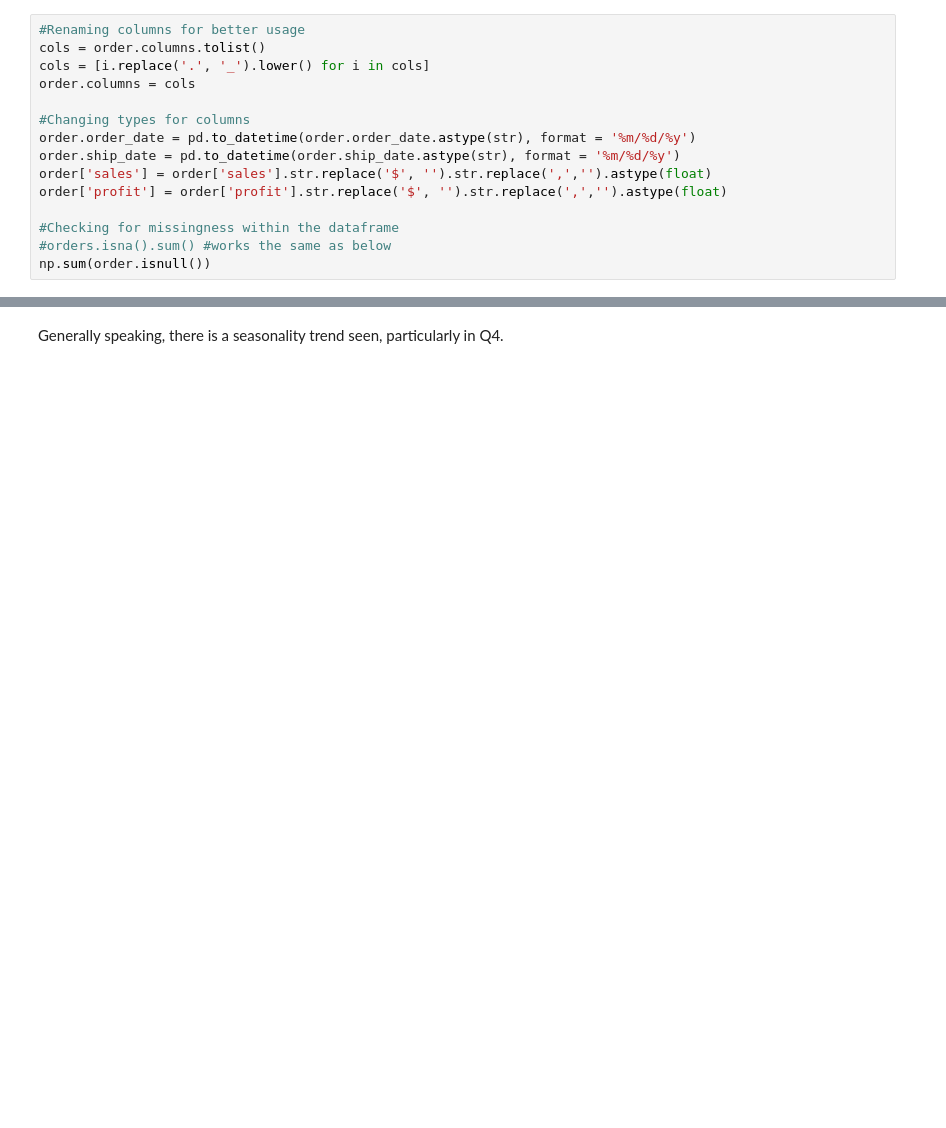
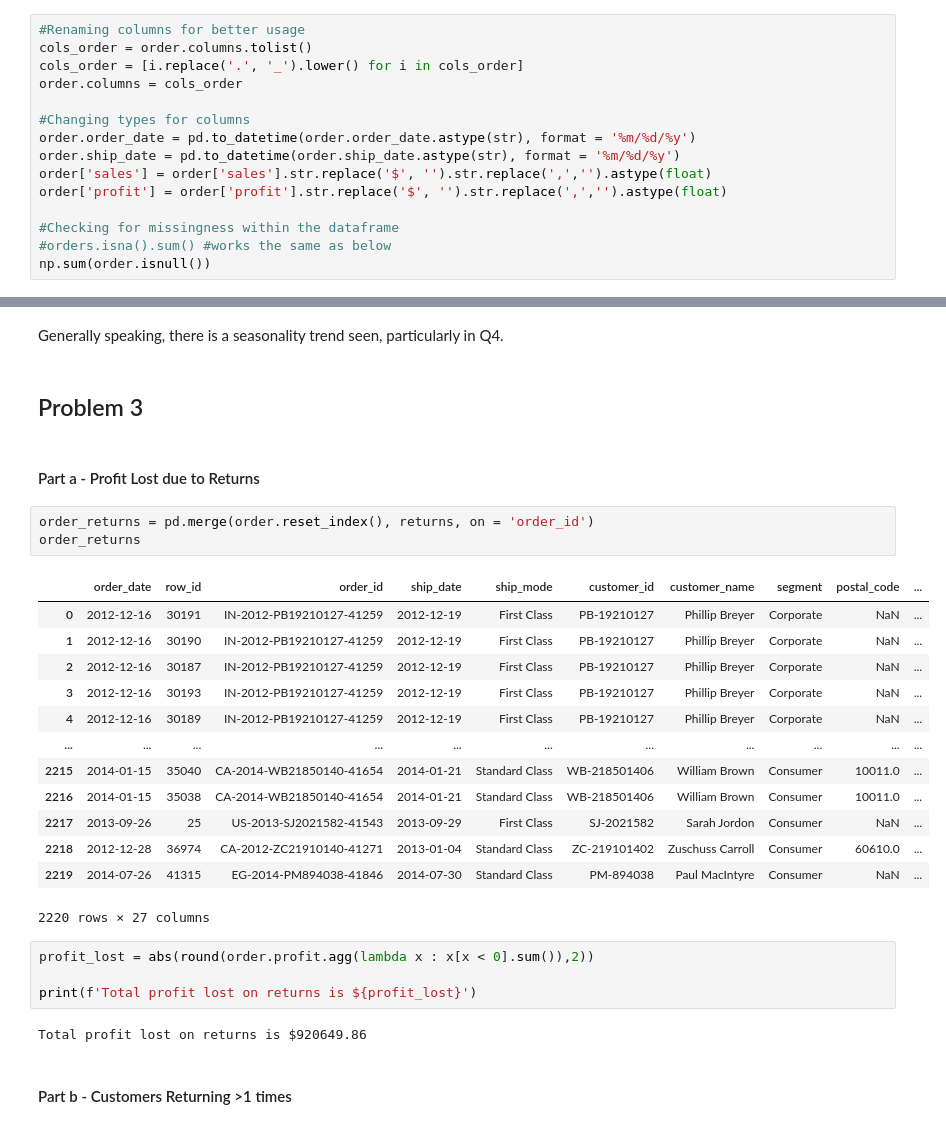
Before and after one commit to valgarland/MLL1, a Jupyter notebook: Final/Machine Learning Lab - Part 1.ipynb, the cells around one changed output, grey strips where cells are left out. Saved outputs shown, nothing was run; the diff lists cells and outputs as text; blank space fills up the shorter version.

Commit message:
Adding Problem 3 and partial Problem 4

```diff
--- a/Final/Machine Learning Lab - Part 1.ipynb
+++ b/Final/Machine Learning Lab - Part 1.ipynb
@@ -14,9 +16,9 @@ returns = pd.read_csv('../data/Returns.csv') #, parse_dates = ['Ship.Date'])
 pd.set_option('display.max_columns', 100)
 # %%
 #Renaming columns for better usage
-cols = order.columns.tolist()
-cols = [i.replace('.', '_').lower() for i in cols]
-order.columns = cols
+cols_order = order.columns.tolist()
+cols_order = [i.replace('.', '_').lower() for i in cols_order]
+order.columns = cols_order
 
 #Changing types for columns
 order.order_date = pd.to_datetime(order.order_date.astype(str), format = '%m/%d/%y')
@@ -191,3 +193,32 @@ fig.show()
 [interactive output not drawn]
 # %% [markdown]
 Generally speaking, there is a seasonality trend seen, particularly in Q4.
+# %% [markdown]
+## Problem 3
+# %% [markdown]
+#### Part a - Profit Lost due to Returns
+# %%
+order_returns = pd.merge(order.reset_index(), returns, on = 'order_id')
+order_returns
+# %% [output]
+|  | order_date | row_id | order_id | ship_date | ship_mode | customer_id | customer_name | segment | postal_code | ... |
+| 0 | 2012-12-16 | 30191 | IN-2012-PB19210127-41259 | 2012-12-19 | First Class | PB-19210127 | Phillip Breyer | Corporate | NaN | ... |
+| 1 | 2012-12-16 | 30190 | IN-2012-PB19210127-41259 | 2012-12-19 | First Class | PB-19210127 | Phillip Breyer | Corporate | NaN | ... |
+| 2 | 2012-12-16 | 30187 | IN-2012-PB19210127-41259 | 2012-12-19 | First Class | PB-19210127 | Phillip Breyer | Corporate | NaN | ... |
+| 3 | 2012-12-16 | 30193 | IN-2012-PB19210127-41259 | 2012-12-19 | First Class | PB-19210127 | Phillip Breyer | Corporate | NaN | ... |
+| 4 | 2012-12-16 | 30189 | IN-2012-PB19210127-41259 | 2012-12-19 | First Class | PB-19210127 | Phillip Breyer | Corporate | NaN | ... |
+| ... | ... | ... | ... | ... | ... | ... | ... | ... | ... | ... |
+| 2215 | 2014-01-15 | 35040 | CA-2014-WB21850140-41654 | 2014-01-21 | Standard Class | WB-218501406 | William Brown | Consumer | 10011.0 | ... |
+| 2216 | 2014-01-15 | 35038 | CA-2014-WB21850140-41654 | 2014-01-21 | Standard Class | WB-218501406 | William Brown | Consumer | 10011.0 | ... |
+| 2217 | 2013-09-26 | 25 | US-2013-SJ2021582-41543 | 2013-09-29 | First Class | SJ-2021582 | Sarah Jordon | Consumer | NaN | ... |
+| 2218 | 2012-12-28 | 36974 | CA-2012-ZC21910140-41271 | 2013-01-04 | Standard Class | ZC-219101402 | Zuschuss Carroll | Consumer | 60610.0 | ... |
+| 2219 | 2014-07-26 | 41315 | EG-2014-PM894038-41846 | 2014-07-30 | Standard Class | PM-894038 | Paul MacIntyre | Consumer | NaN | ... |
+2220 rows × 27 columns
+# %%
+profit_lost = abs(round(order.profit.agg(lambda x : x[x < 0].sum()),2))
+
+print(f'Total profit lost on returns is ${profit_lost}')
+# %% [output]
+Total profit lost on returns is $920649.86
+# %% [markdown]
+#### Part b - Customers Returning >1 times
```
Also changed, not shown: parts of 31 cells of this notebook, 1 other file.
